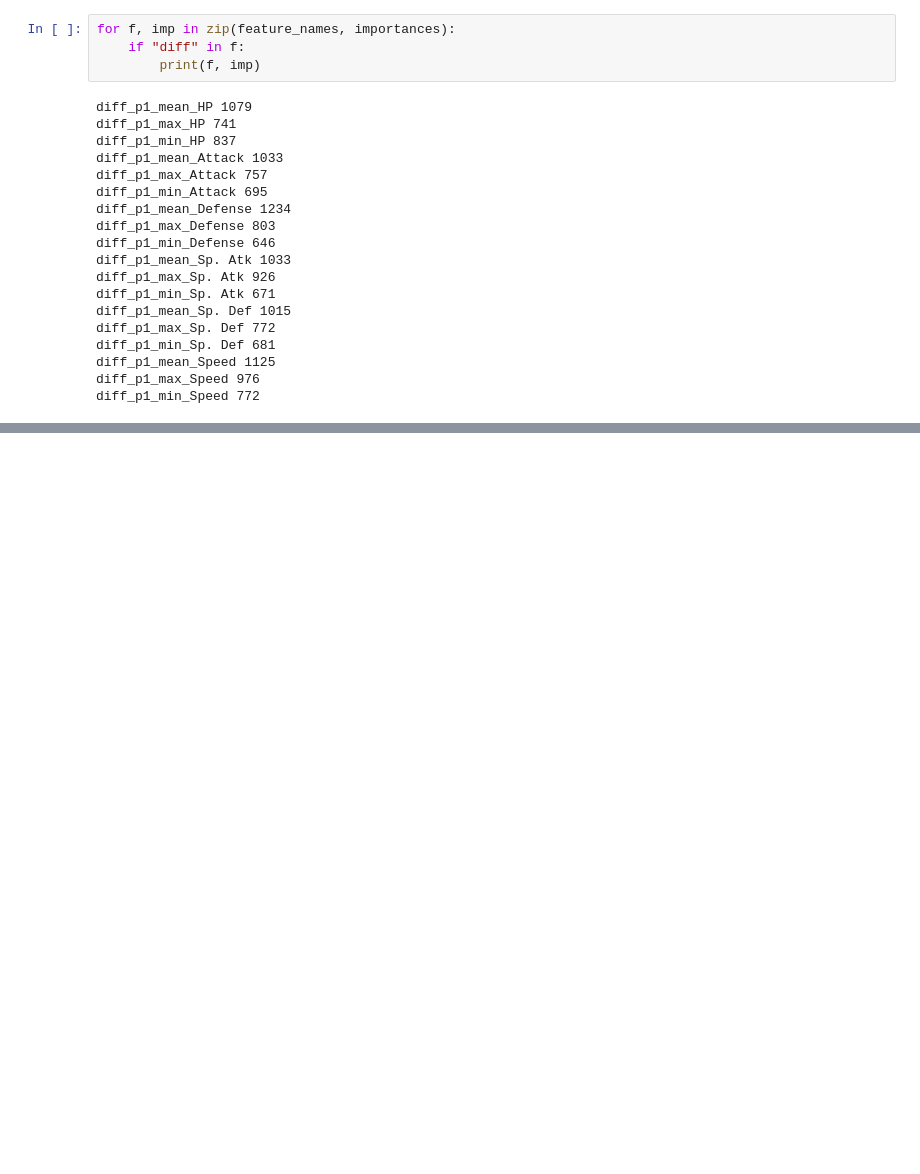
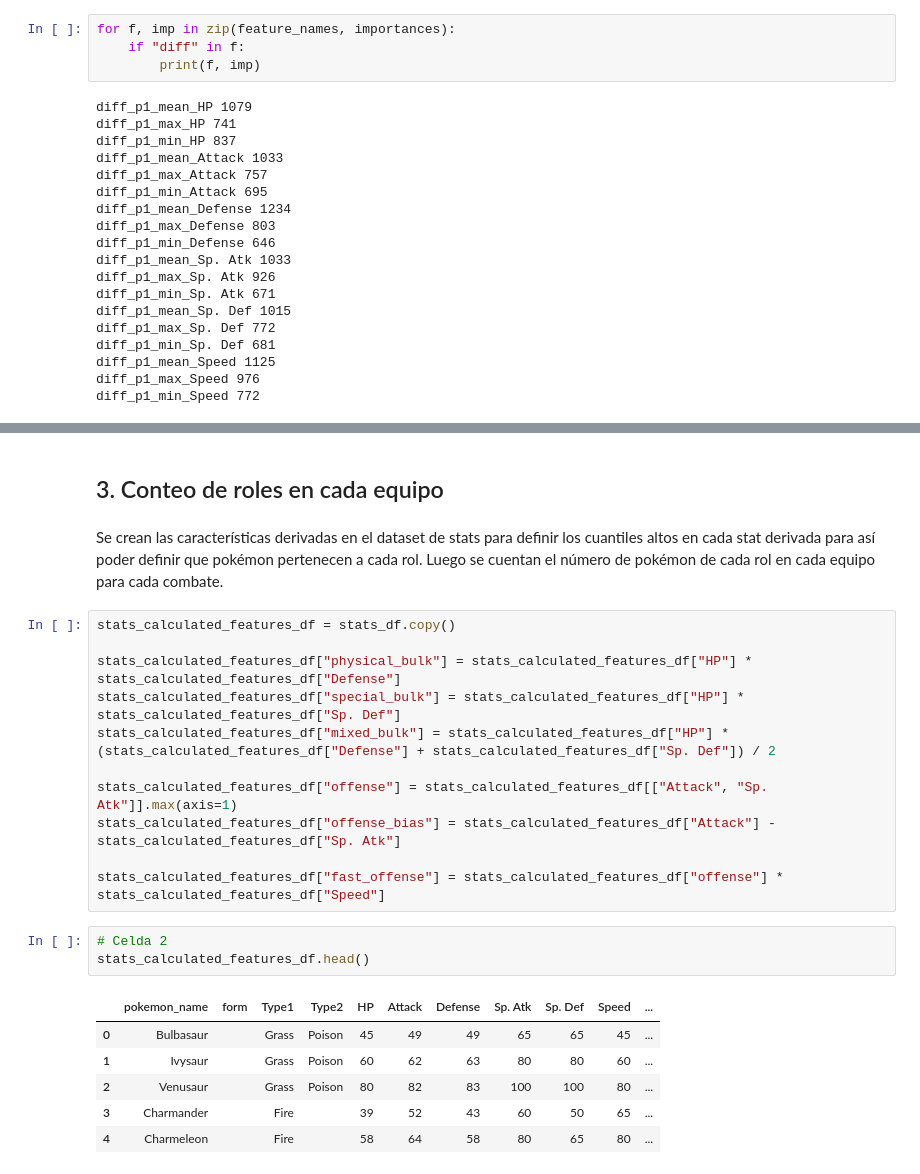
Before and after one commit to lynel22/OU-Pokemon-Battle-Prediction-Model, a Jupyter notebook: notebooks/03_Feature_Engenieering.ipynb, the cells around one changed output, grey strips where cells are left out. Saved outputs shown, nothing was run; the diff lists cells and outputs as text; blank space fills up the shorter version.

Commit message:
Role features + team compound features

```diff
--- a/notebooks/03_Feature_Engenieering.ipynb
+++ b/notebooks/03_Feature_Engenieering.ipynb
@@ -556,0 +636,25 @@ print(diff_df.isna().sum().sum())
+# %% [markdown]
+## 3. Conteo de roles en cada equipo
+# %% [markdown]
+Se crean las características derivadas en el dataset de stats para definir los cuantiles altos en cada stat derivada para así poder definir que pokémon pertenecen a cada rol. Luego se cuentan el número de pokémon de cada rol en cada equipo para cada combate.
+# %%
+stats_calculated_features_df = stats_df.copy()
+
+stats_calculated_features_df["physical_bulk"] = stats_calculated_features_df["HP"] * stats_calculated_features_df["Defense"]
+stats_calculated_features_df["special_bulk"] = stats_calculated_features_df["HP"] * stats_calculated_features_df["Sp. Def"]
+stats_calculated_features_df["mixed_bulk"] = stats_calculated_features_df["HP"] * (stats_calculated_features_df["Defense"] + stats_calculated_features_df["Sp. Def"]) / 2
+
+stats_calculated_features_df["offense"] = stats_calculated_features_df[["Attack", "Sp. Atk"]].max(axis=1)
+stats_calculated_features_df["offense_bias"] = stats_calculated_features_df["Attack"] - stats_calculated_features_df["Sp. Atk"]
+
+stats_calculated_features_df["fast_offense"] = stats_calculated_features_df["offense"] * stats_calculated_features_df["Speed"]
+# %%
+# Celda 2
+stats_calculated_features_df.head()
+# %% [output]
+|  | pokemon_name | form | Type1 | Type2 | HP | Attack | Defense | Sp. Atk | Sp. Def | Speed | ... |
+| 0 | Bulbasaur |  | Grass | Poison | 45 | 49 | 49 | 65 | 65 | 45 | ... |
+| 1 | Ivysaur |  | Grass | Poison | 60 | 62 | 63 | 80 | 80 | 60 | ... |
+| 2 | Venusaur |  | Grass | Poison | 80 | 82 | 83 | 100 | 100 | 80 | ... |
+| 3 | Charmander |  | Fire |  | 39 | 52 | 43 | 60 | 50 | 65 | ... |
+| 4 | Charmeleon |  | Fire |  | 58 | 64 | 58 | 80 | 65 | 80 | ... |
```
Also changed, not shown: parts of 27 cells of this notebook, 1 other file.
